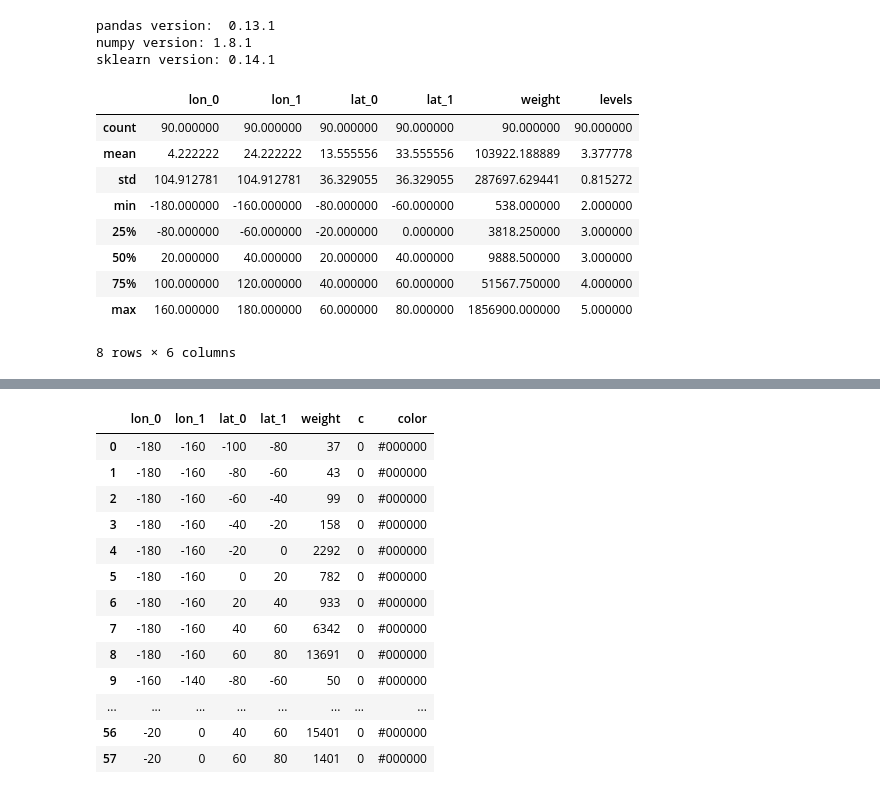
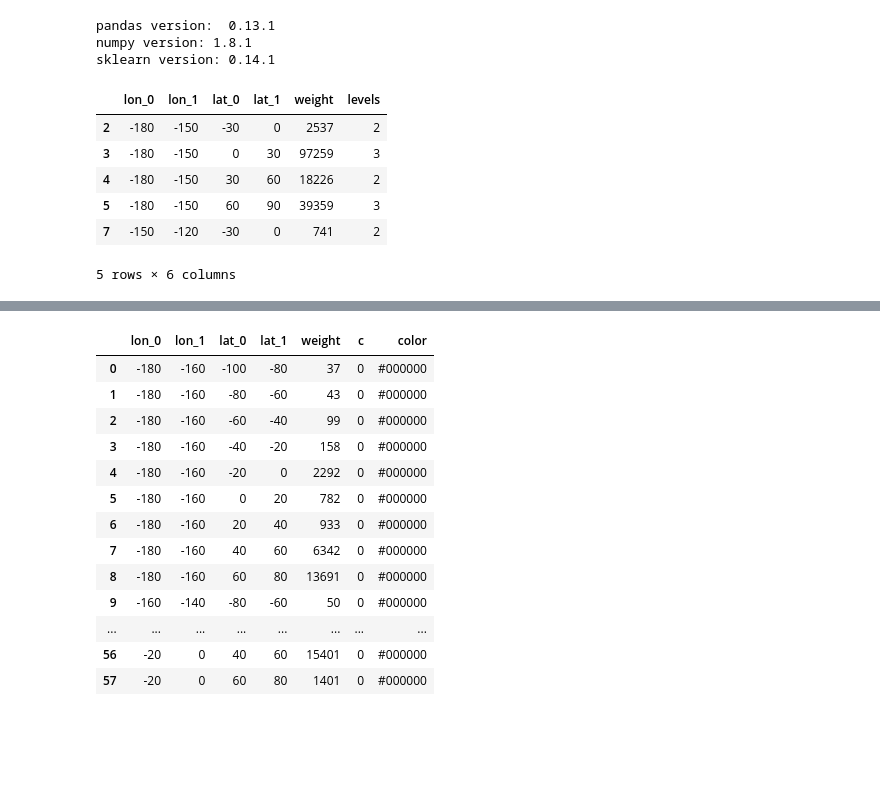
Before and after one commit to panagosg7/UCSD_BigData, a Jupyter notebook: notebooks/weather.mapreduce/05_Main.ipynb, the cells around one changed output, grey strips where cells are left out. Drawn from its saved outputs; the diff is of its cells as text; code cells hidden in the pictures; blank space fills up the shorter version.

```diff
--- a/notebooks/weather.mapreduce/05_Main.ipynb
+++ b/notebooks/weather.mapreduce/05_Main.ipynb
@@ -58,13 +62,10 @@ hi = HierarchicalIndexing(weighted_stations,9)
-# %%
-hi.prelim_partition(20,4).describe()
-# %% [output]
-|  | lon_0 | lon_1 | lat_0 | lat_1 | weight | levels |
-| count | 90.000000 | 90.000000 | 90.000000 | 90.000000 | 90.000000 | 90.000000 |
-| mean | 4.222222 | 24.222222 | 13.555556 | 33.555556 | 103922.188889 | 3.377778 |
-| std | 104.912781 | 104.912781 | 36.329055 | 36.329055 | 287697.629441 | 0.815272 |
-| min | -180.000000 | -160.000000 | -80.000000 | -60.000000 | 538.000000 | 2.000000 |
-| 25% | -80.000000 | -60.000000 | -20.000000 | 0.000000 | 3818.250000 | 3.000000 |
-| 50% | 20.000000 | 40.000000 | 20.000000 | 40.000000 | 9888.500000 | 3.000000 |
-| 75% | 100.000000 | 120.000000 | 40.000000 | 60.000000 | 51567.750000 | 4.000000 |
-| max | 160.000000 | 180.000000 | 60.000000 | 80.000000 | 1856900.000000 | 5.000000 |
-8 rows × 6 columns
+# %%
+hi.get_prelim_partition().head()
+# %% [output]
+|  | lon_0 | lon_1 | lat_0 | lat_1 | weight | levels |
+| 2 | -180 | -150 | -30 | 0 | 2537 | 2 |
+| 3 | -180 | -150 | 0 | 30 | 97259 | 3 |
+| 4 | -180 | -150 | 30 | 60 | 18226 | 2 |
+| 5 | -180 | -150 | 60 | 90 | 39359 | 3 |
+| 7 | -150 | -120 | -30 | 0 | 741 | 2 |
+5 rows × 6 columns
```
Also changed, not shown: parts of 7 cells of this notebook, 4 other files.
